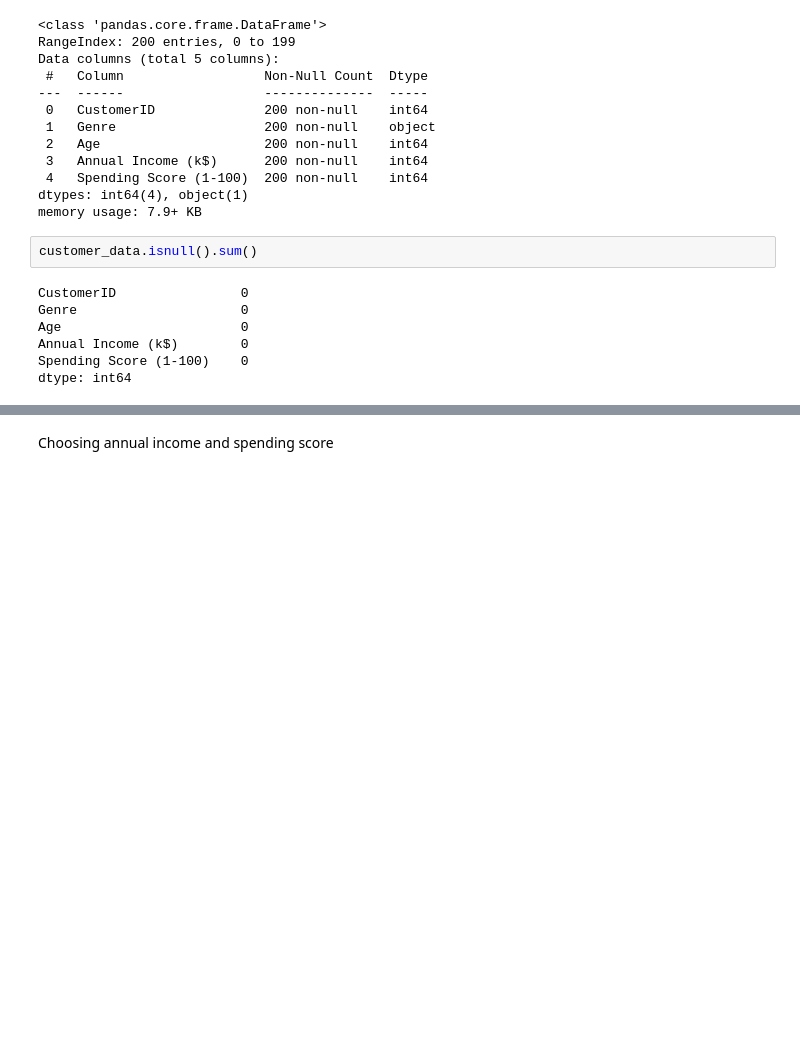
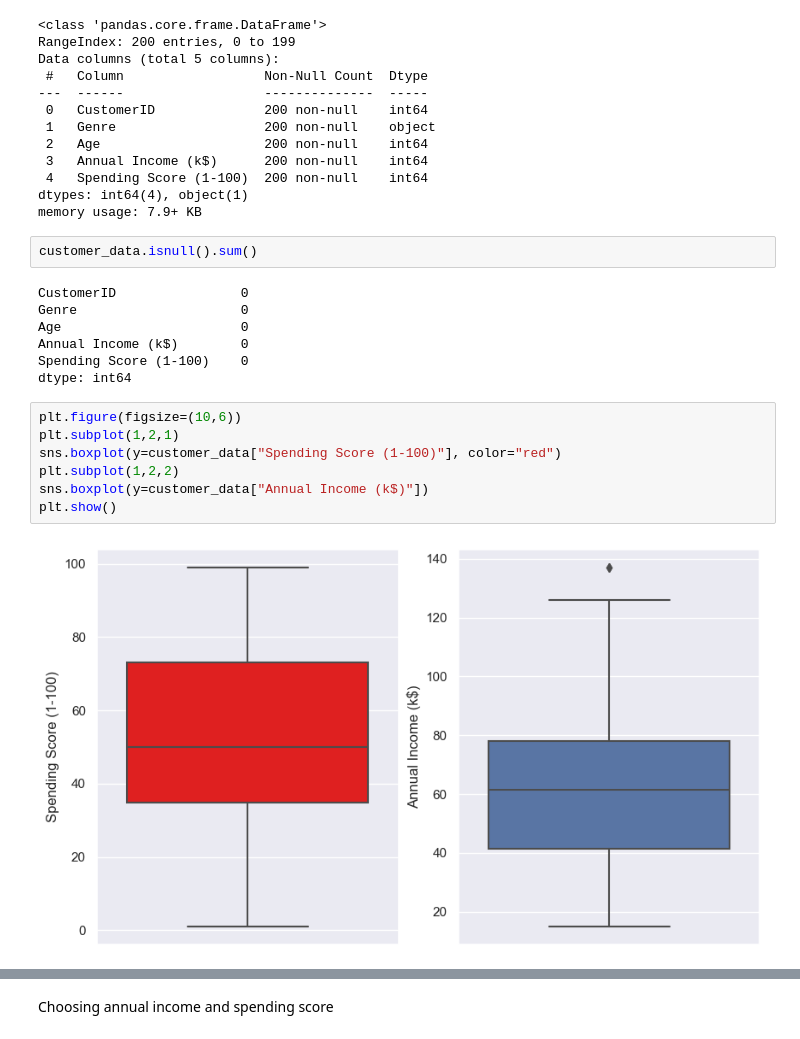
Before and after one commit to AnushkaD26/Customer-segmentation-using-KMeans, a Jupyter notebook: Kmeans.ipynb, the cells around one changed output, grey strips where cells are left out. Drawn from its saved outputs; the diff is of its cells as text; blank space fills up the shorter version.

```diff
--- a/Kmeans.ipynb
+++ b/Kmeans.ipynb
@@ -55,3 +55,12 @@ Age                       0
 Annual Income (k$)        0
 Spending Score (1-100)    0
 dtype: int64
+# %%
+plt.figure(figsize=(10,6))
+plt.subplot(1,2,1)
+sns.boxplot(y=customer_data["Spending Score (1-100)"], color="red")
+plt.subplot(1,2,2)
+sns.boxplot(y=customer_data["Annual Income (k$)"])
+plt.show()
+# %% [output]
+[figure, added]
```
Also changed, not shown: parts of 2 cells of this notebook.
